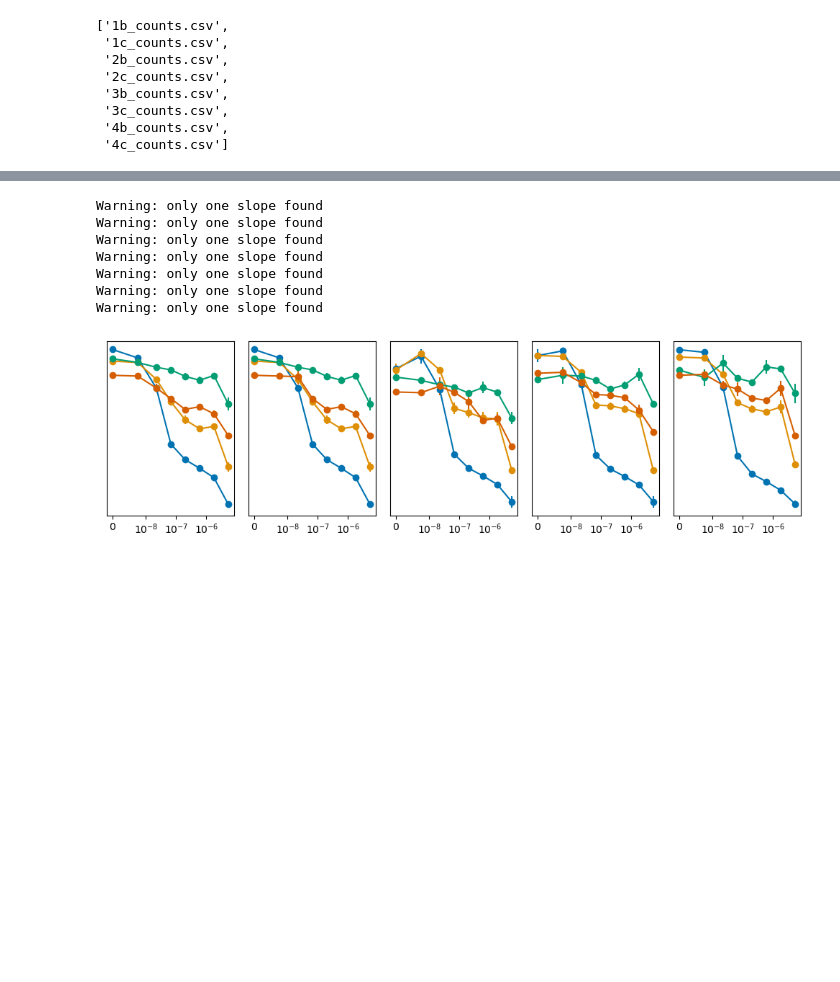
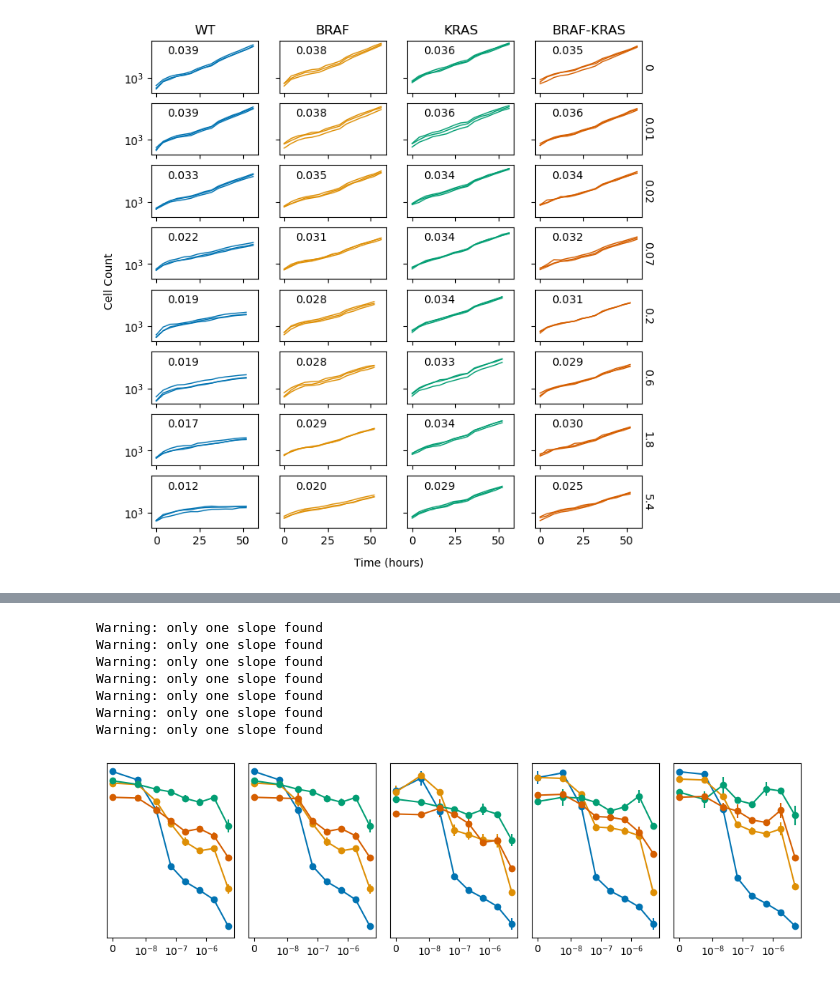
Before and after one commit to eshanking/msw_analysis, a Jupyter notebook: cancer_seascape_est_new.ipynb, the cells around one changed output, grey strips where cells are left out. Cells and saved outputs as stored; diff of their text form; code cells hidden in the pictures; blank space fills up the shorter version.

```diff
--- a/cancer_seascape_est_new.ipynb
+++ b/cancer_seascape_est_new.ipynb
@@ -112,17 +116,75 @@ col_key_genotype = {'2':'wt',
 
 #         fig.suptitle(data_file_list[plate_indx])
 #         fig.tight_layout()
-# %%
-data_file_names
-# %% [output]
-['1b_counts.csv',
- '1c_counts.csv',
- '2b_counts.csv',
- '2c_counts.csv',
- '3b_counts.csv',
- '3c_counts.csv',
- '4b_counts.csv',
- '4c_counts.csv']
+# %%
+slope_est_options = {'exclude':2,'window':5,'step':2,'thresh':0.6}
+
+fig,ax_list = plt.subplots(ncols=4,nrows=8,figsize=(8,8),sharey=True,sharex=True)
+plate_count = 0
+fig_row = 0
+
+for plate_indx in range(len(data_dict_list)):
+    # check if the plate is a 'c' plate
+
+    if data_file_names[plate_indx][0:2] == '1c' or data_file_names[plate_indx][0:2] == '2c':
+
+        # fig,ax_list = plt.subplots(ncols=8,nrows=2,figsize=(10,4),sharey=True,sharex=True)
+        data = data_dict_list[plate_indx]
+        key0 = list(data.keys())[0]
+        time = np.arange(len(data[key0]['green']))*4
+
+        for row_indx in [0,1]:
+            col_indx = 0
+            for col in col_list:
+                # ax = ax_list[row_indx+2*plate_count,np.mod(col_indx,4)]
+                ax = ax_list[fig_row,np.mod(col_indx,4)]
+
+                rate_avg = []
+                for rep in [1,2,3]:
+
+                    row = row_list[row_indx*3+rep-1]
+
+                    key = row+col
+                    color = col_key_color[col]
+                    genotype = col_key_genotype[col]
+                    plot_color = color_dict[genotype]
+
+                    ts = data[key][color]
+                    time = np.arange(len(ts))*4
+                    ax.plot(time,ts,color=plot_color,linewidth=1)
+
+                    res = est_linear_slope(ts,time=time,**slope_est_options,debug=False)
+                    rate_avg.append(res)
+
+                rate_avg = np.nanmean(rate_avg)
+
+                ax.annotate('{:.3f}'.format(rate_avg),(0.3,0.8),xycoords='axes fraction',ha='center',va='center',fontsize=10)
+
+                col_indx+=1
+                ax.set_yscale('symlog',linthresh=10)
+
+                if col == '5' or col == '9':
+                    fig_row+=1
+        plate_count+=1
+
+# add y axis label
+fig.text(0.05, 0.5, 'Cell Count', va='center', rotation='vertical')
+
+# add x axis label
+fig.text(0.5, 0.05, 'Time (hours)', ha='center')
+
+ax_list[0,0].set_title('WT')
+ax_list[0,1].set_title('BRAF')
+ax_list[0,2].set_title('KRAS')
+ax_list[0,3].set_title('BRAF-KRAS')
+
+for i,conc in enumerate(gefitinib_conc):
+    ax_list[i,-1].set_ylabel(np.round(conc*10**6,2),rotation=-90,labelpad=10)
+    ax_list[i,-1].yaxis.set_label_position("right")
+
+fig.savefig('figures/cell_count_timetraces.pdf',dpi=300,bbox_inches='tight')
+# %% [output]
+[figure, added]
 # %%
 # slope_est_options = {'exclude':1,'window':5,'step':2,'thresh':0.5}
 slope_est_options = {'exclude':3,'window':5,'step':2,'thresh':0.65}
```
Also changed, not shown: parts of 6 cells of this notebook, 17 other files.
